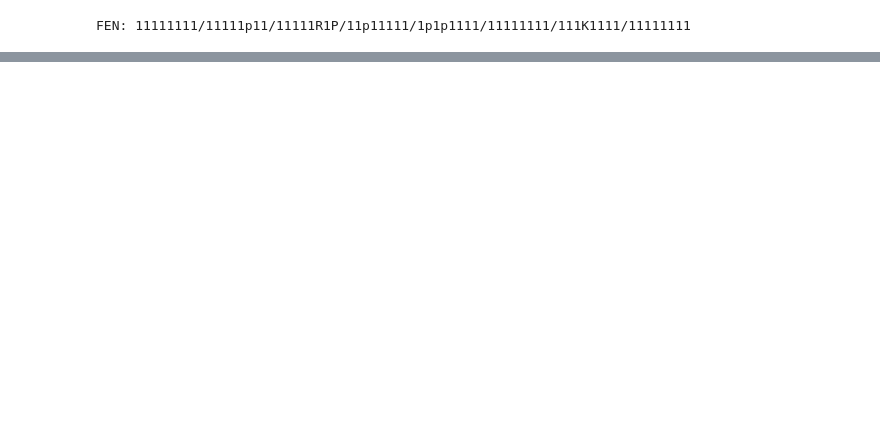
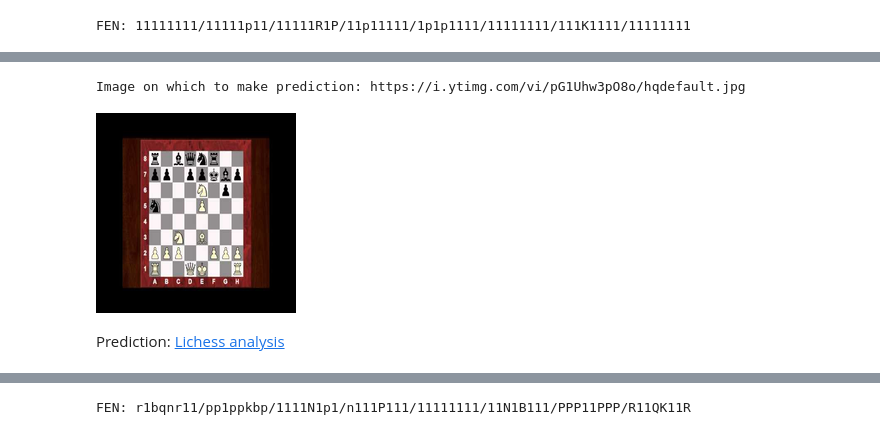
Before and after one commit to Elucidation/tensorflow_chessbot, a Jupyter notebook: tensorflow_learn.ipynb, the cells around one changed output, grey strips where cells are left out. Drawn from its saved outputs; the diff is of its cells as text; code cells hidden in the pictures; blank space fills up the shorter version.

Commit message:
cleanup and add more input chessboards from chess.com and two generator sites

```diff
--- a/tensorflow_learn.ipynb
+++ b/tensorflow_learn.ipynb
@@ -187,7 +217,7 @@ for idx in np.random.choice(test_dataset.num_examples,5,replace=False):
 # Manual validation via screenshots on reddit
 We'll eventually build a training/test/validation dataset of different proportions in one go, but for now, lets build a wrapper that given an image, returns a predicted FEN
 # %%
-validate_img_path = 'reddit/aL64q8w.png'
+validate_img_path = 'chessboards/reddit/aL64q8w.png'
 img_arr = tensorflow_chessbot.loadImage(validate_img_path)
 tiles = tensorflow_chessbot.getTiles(img_arr)
 
@@ -362,0 +396,6 @@ FEN: 111r1rn1/ppp1q1pp/1nn1pb11/11111b11/11bP1111/1111B111/bP1QB1bP/111111K1
+# %%
+makePrediction('https://i.ytimg.com/vi/pG1Uhw3pO8o/hqdefault.jpg')
+# %% [output]
+Image on which to make prediction: https://i.ytimg.com/vi/pG1Uhw3pO8o/hqdefault.jpg
+[figure, added]
+Prediction: [Lichess analysis](http://www.lichess.org/analysis/r1bqnr11/pp1ppkbp/1111N1p1/n111P111/11111111/11N1B111/PPP11PPP/R11QK11R)
@@ -362,0 +403 @@ FEN: 111r1rn1/ppp1q1pp/1nn1pb11/11111b11/11bP1111/1111B111/bP1QB1bP/111111K1
+FEN: r1bqnr11/pp1ppkbp/1111N1p1/n111P111/11111111/11N1B111/PPP11PPP/R11QK11R
```
Also changed, not shown: parts of 21 cells of this notebook, 4 other files.
